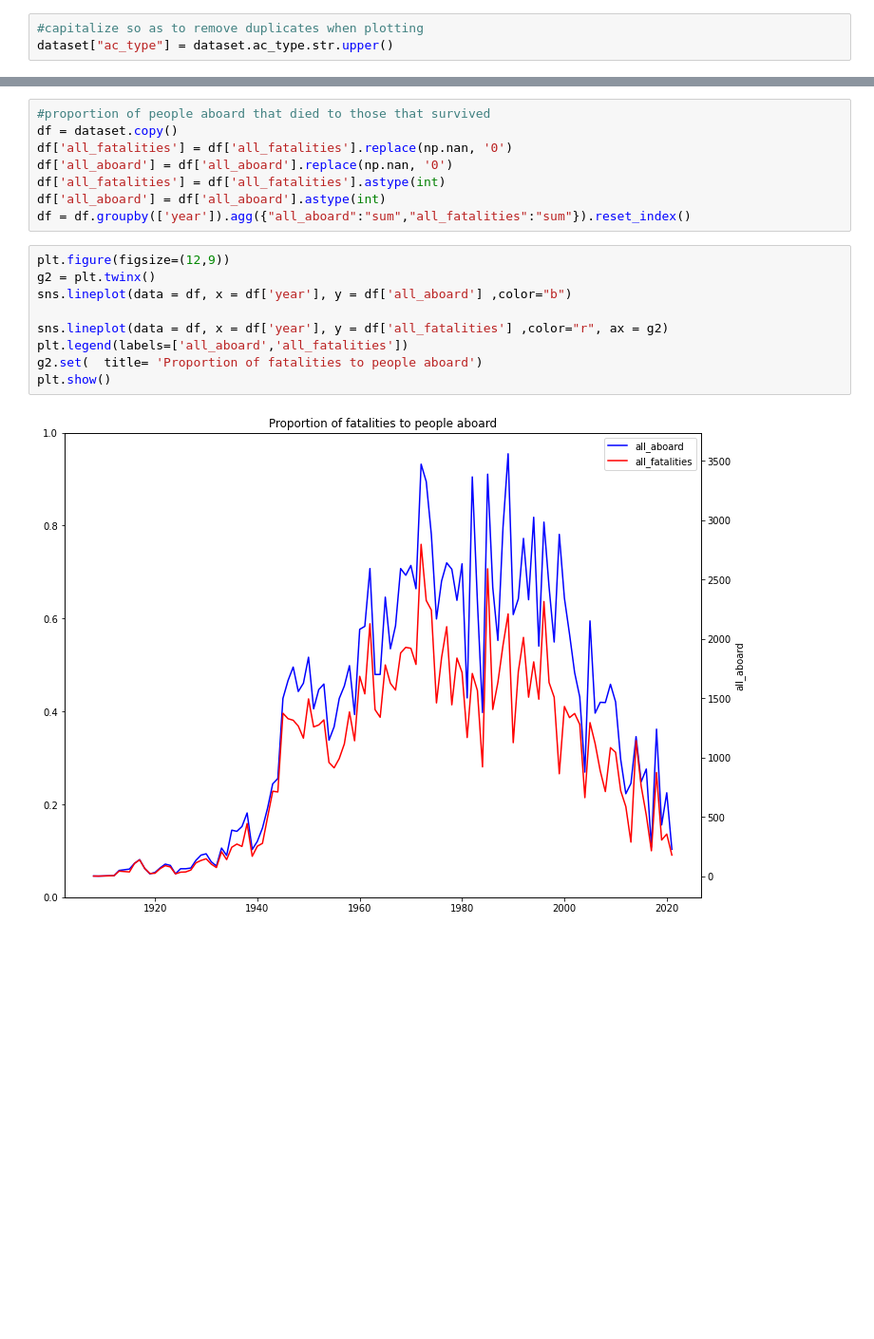
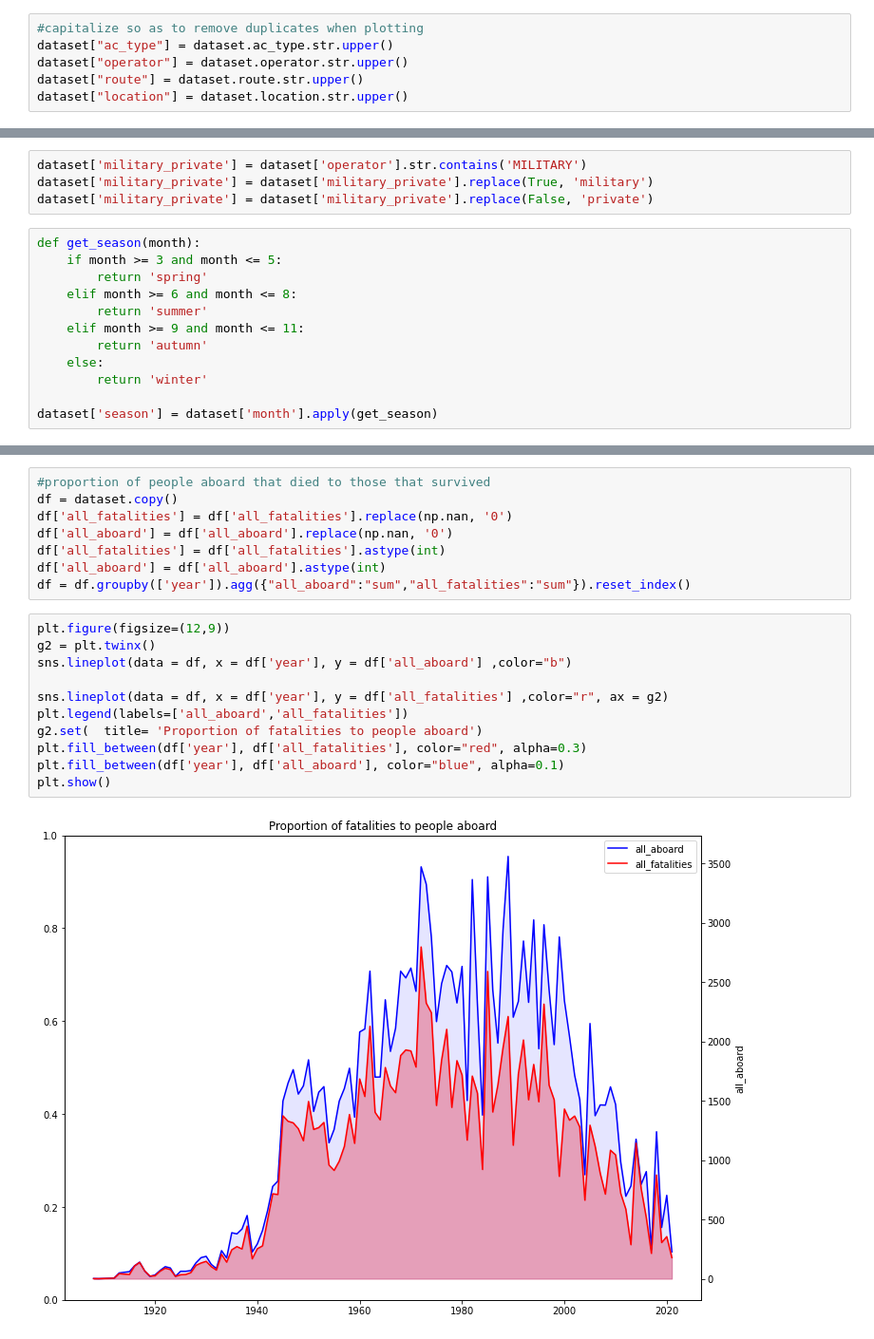
Before and after one commit to Tunjii10/AVIATION-AIRPLANE-FLIGHTS, a Jupyter notebook: Members/Favour/airplane_crash.ipynb, the cells around one changed output, grey strips where cells are left out. Shown at 95% size. Saved outputs shown, nothing was run; the diff lists cells and outputs as text; blank space fills up the shorter version.

```diff
--- a/Members/Favour/airplane_crash.ipynb
+++ b/Members/Favour/airplane_crash.ipynb
@@ -90,6 +90,9 @@ dataset['Time'] = dataset['Time'].str.replace('24:05:00', '00:00')
 # %%
 #capitalize so as to remove duplicates when plotting
 dataset["ac_type"] = dataset.ac_type.str.upper()
+dataset["operator"] = dataset.operator.str.upper()
+dataset["route"] = dataset.route.str.upper()
+dataset["location"] = dataset.location.str.upper()
 # %% [markdown]
 Feature Engineering
 # %%
@@ -103,6 +106,22 @@ dataset['year'] = pd.DatetimeIndex(dataset['datetime']).year
 dataset['month'] = pd.DatetimeIndex(dataset['datetime']).month
 # %%
 dataset['day'] = pd.DatetimeIndex(dataset['datetime']).dayofweek
+# %%
+dataset['military_private'] = dataset['operator'].str.contains('MILITARY')
+dataset['military_private'] = dataset['military_private'].replace(True, 'military')
+dataset['military_private'] = dataset['military_private'].replace(False, 'private')
+# %%
+def get_season(month):
+    if month >= 3 and month <= 5:
+        return 'spring'
+    elif month >= 6 and month <= 8:
+        return 'summer'
+    elif month >= 9 and month <= 11:
+        return 'autumn'
+    else:
+        return 'winter'
+
+dataset['season'] = dataset['month'].apply(get_season)
 # %%
 dataset.head(5)
 # %% [output]
@@ -198,11 +278,13 @@ df = df.groupby(['year']).agg({"all_aboard":"sum","all_fatalities":"sum"}).reset
 # %%
 plt.figure(figsize=(12,9))
 g2 = plt.twinx()
 sns.lineplot(data = df, x = df['year'], y = df['all_aboard'] ,color="b")
 
 sns.lineplot(data = df, x = df['year'], y = df['all_fatalities'] ,color="r", ax = g2)
 plt.legend(labels=['all_aboard','all_fatalities'])
 g2.set(  title= 'Proportion of fatalities to people aboard')
+plt.fill_between(df['year'], df['all_fatalities'], color="red", alpha=0.3)
+plt.fill_between(df['year'], df['all_aboard'], color="blue", alpha=0.1)
 plt.show()
 # %% [output]
-[figure, old version]
+[figure, new version]
```
Also changed, not shown: parts of 10 cells of this notebook.
